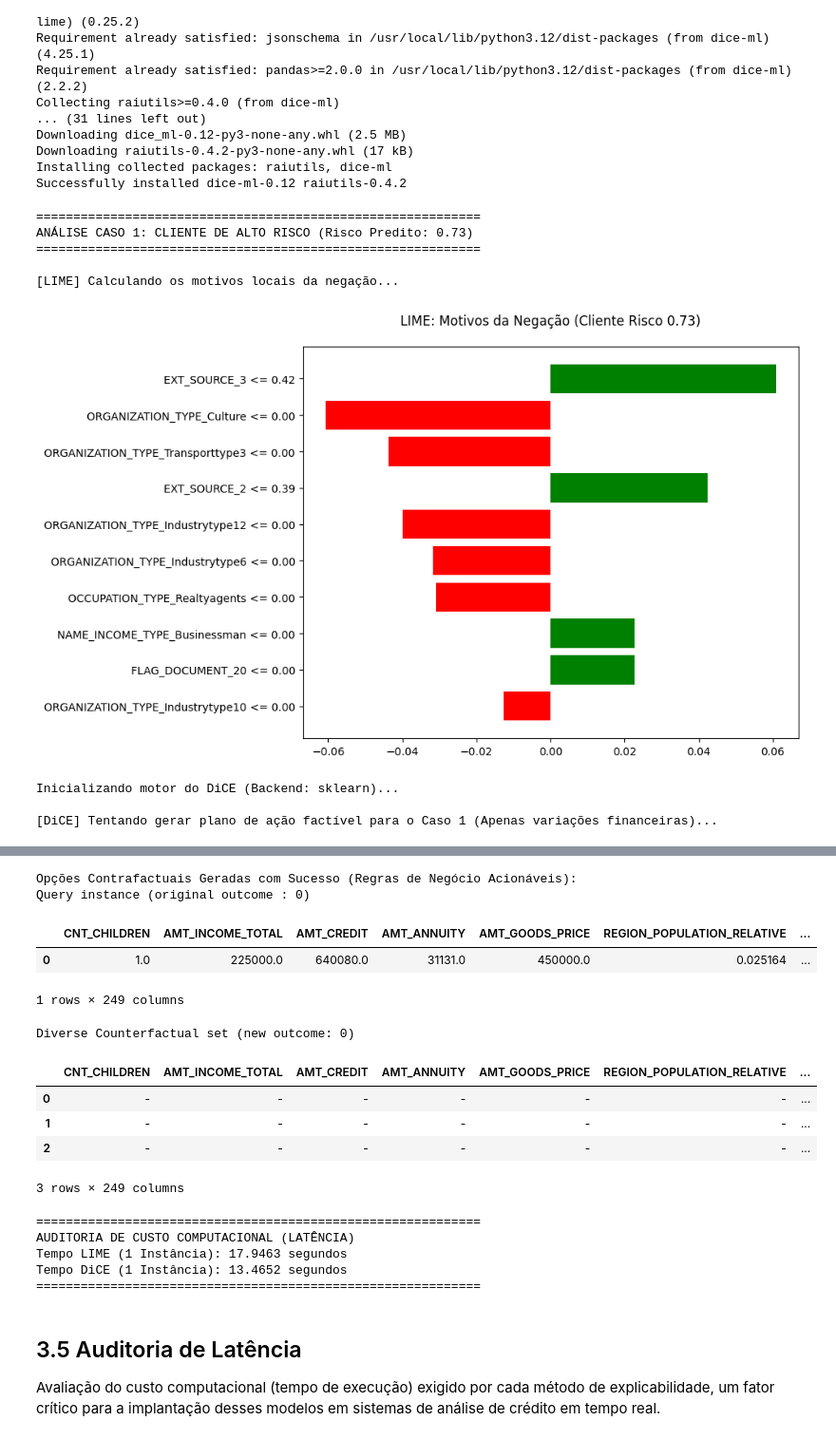
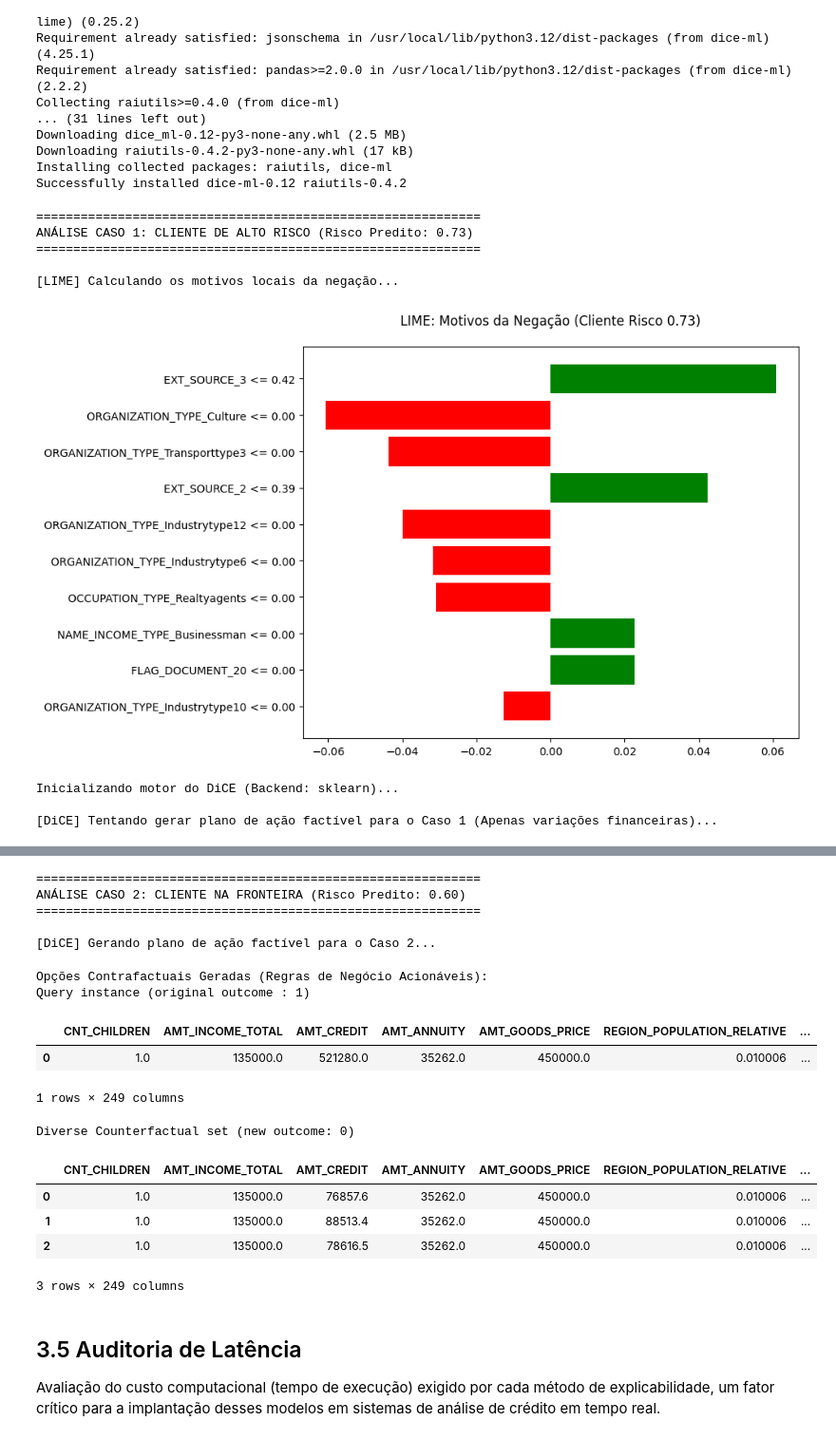
Before and after one commit to AthilaArchanji/home-credit-scoring, a Jupyter notebook: home-credit-default-risk.ipynb, the cells around one changed output, grey strips where cells are left out. Shown at 95% size. Drawn from its saved outputs; the diff is of its cells as text; code cells hidden in the pictures.

Commit message:
feat: corrige pipeline do DiCE nos dados imputados para gerar contrapropostas financeiras realistas

```diff
--- a/home-credit-default-risk.ipynb
+++ b/home-credit-default-risk.ipynb
@@ -436,39 +436,43 @@ except Exception as e:
 # ---------------------------------------------------------
 # CLIENTE 2: O "Cliente Marginal" (Risco na Fronteira)
 # ---------------------------------------------------------
-# Buscando o primeiro cliente com risco entre 50% e 55%
-marginais_idx = np.where((preds >= 0.50) & (preds <= 0.55))[0]
+X_val_imputed = imputer.transform(X_val)
+preds_imputed = model.predict_proba(X_val_imputed)[:, 1]
+
+# Buscando cliente com risco claro de rejeição, fora da margem de erro (55% a 60%)
+marginais_idx = np.where((preds_imputed >= 0.55) & (preds_imputed <= 0.60))[0]
+
+# Prevenção: se a base não tiver ninguém exato nessa faixa, pega o mais próximo acima de 55%
+if len(marginais_idx) == 0:
+    marginais_idx = np.where(preds_imputed >= 0.55)[0]
+
 cliente_marginal_idx = marginais_idx[0]
-cliente_marginal = X_val.iloc[cliente_marginal_idx]
-cliente_marginal_imputed = imputer.transform(cliente_marginal.values.reshape(1, -1))[0]
+cliente_marginal_imputed = X_val_imputed[cliente_marginal_idx]
+cliente_marginal_df = pd.DataFrame([cliente_marginal_imputed], columns=X_train.columns)
 
 print("\n" + "=" * 60)
-print(f"ANÁLISE CASO 2: CLIENTE NA FRONTEIRA (Risco Predito: {preds[cliente_marginal_idx]:.2f})")
+print(f"ANÁLISE CASO 2: CLIENTE NA FRONTEIRA (Risco Predito: {preds_imputed[cliente_marginal_idx]:.2f})")
 print("=" * 60)
 
 print("\n[DiCE] Gerando plano de ação factível para o Caso 2...")
-cliente_marginal_df = pd.DataFrame([cliente_marginal_imputed], columns=X_train.columns)
+start_time_dice = time.time()
 
-start_time_dice = time.time()
-dice_cf_marginal = exp_dice.generate_counterfactuals(
-    cliente_marginal_df,
-    total_CFs=3,
-    desired_class=0,
-    features_to_vary=['AMT_CREDIT', 'AMT_ANNUITY'] # Restrição de Viabilidade aplicada
-)
-latencia_dice = time.time() - start_time_dice
+try:
+    dice_cf_marginal = exp_dice.generate_counterfactuals(
+        cliente_marginal_df,
+        total_CFs=3,
+        desired_class=0,
+        features_to_vary=['AMT_CREDIT', 'AMT_ANNUITY'] # Restrição de Viabilidade
+    )
+    latencia_dice = time.time() - start_time_dice
 
-print("\nOpções Contrafactuais Geradas com Sucesso (Regras de Negócio Acionáveis):")
-dice_cf_marginal.visualize_as_dataframe(show_only_changes=True)
+    print("\nOpções Contrafactuais Geradas (Regras de Negócio Acionáveis):")
+    # CORREÇÃO CRÍTICA: Desligando a máscara visual para forçar a exibição dos números reais
+    dice_cf_marginal.visualize_as_dataframe(show_only_changes=False)
 
-# ---------------------------------------------------------
-# ETAPA 4: Auditoria de Latência
-# ---------------------------------------------------------
-print("\n" + "="*60)
-print("AUDITORIA DE CUSTO COMPUTACIONAL (LATÊNCIA)")
-print(f"Tempo LIME (1 Instância): {latencia_lime:.4f} segundos")
-print(f"Tempo DiCE (1 Instância): {latencia_dice:.4f} segundos")
-print("="*60)
+except Exception as e:
+    print(f"\n>>> INSIGHT DE AUDITORIA: O método não conseguiu gerar contraproposta.")
+    print(f"Detalhe do erro interno: {e}")
 # %% [output]
 ============================================================
 ANÁLISE CASO 1: CLIENTE DE ALTO RISCO (Risco Predito: 0.73)
@@ -493,19 +491,19 @@ ANÁLISE CASO 2: CLIENTE NA FRONTEIRA (Risco Predito: 0.55)
-Opções Contrafactuais Geradas com Sucesso (Regras de Negócio Acionáveis):
-Query instance (original outcome : 0)
+============================================================
+ANÁLISE CASO 2: CLIENTE NA FRONTEIRA (Risco Predito: 0.60)
+============================================================
+
+[DiCE] Gerando plano de ação factível para o Caso 2...
+Opções Contrafactuais Geradas (Regras de Negócio Acionáveis):
+Query instance (original outcome : 1)
 |  | CNT_CHILDREN | AMT_INCOME_TOTAL | AMT_CREDIT | AMT_ANNUITY | AMT_GOODS_PRICE | REGION_POPULATION_RELATIVE | ... |
-| 0 | 1.0 | 225000.0 | 640080.0 | 31131.0 | 450000.0 | 0.025164 | ... |
+| 0 | 1.0 | 135000.0 | 521280.0 | 35262.0 | 450000.0 | 0.010006 | ... |
-1 rows × 249 columns
-Diverse Counterfactual set (new outcome: 0)
+1 rows × 249 columns
+Diverse Counterfactual set (new outcome: 0)
 |  | CNT_CHILDREN | AMT_INCOME_TOTAL | AMT_CREDIT | AMT_ANNUITY | AMT_GOODS_PRICE | REGION_POPULATION_RELATIVE | ... |
-| 0 | - | - | - | - | - | - | ... |
-| 1 | - | - | - | - | - | - | ... |
-| 2 | - | - | - | - | - | - | ... |
+| 0 | 1.0 | 135000.0 | 76857.6 | 35262.0 | 450000.0 | 0.010006 | ... |
+| 1 | 1.0 | 135000.0 | 88513.4 | 35262.0 | 450000.0 | 0.010006 | ... |
+| 2 | 1.0 | 135000.0 | 78616.5 | 35262.0 | 450000.0 | 0.010006 | ... |
-3 rows × 249 columns
-============================================================
-AUDITORIA DE CUSTO COMPUTACIONAL (LATÊNCIA)
-Tempo LIME (1 Instância): 17.9463 segundos
-Tempo DiCE (1 Instância): 13.4652 segundos
-============================================================
+3 rows × 249 columns
 # %% [markdown]
 ## 3.5 Auditoria de Latência
 Avaliação do custo computacional (tempo de execução) exigido por cada método de explicabilidade, um fator crítico para a implantação desses modelos em sistemas de análise de crédito em tempo real.
```
Also changed, not shown: parts of 2 cells of this notebook.
